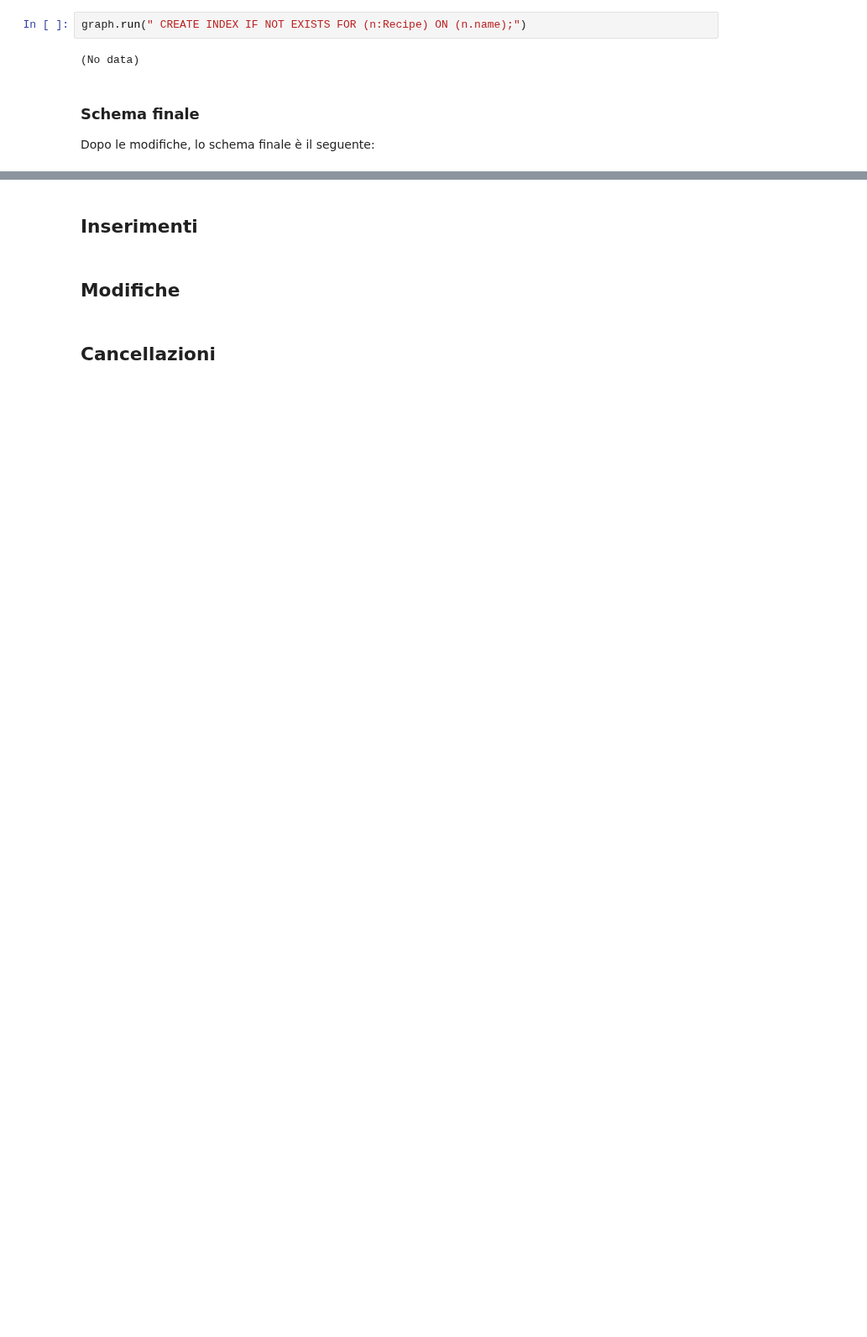
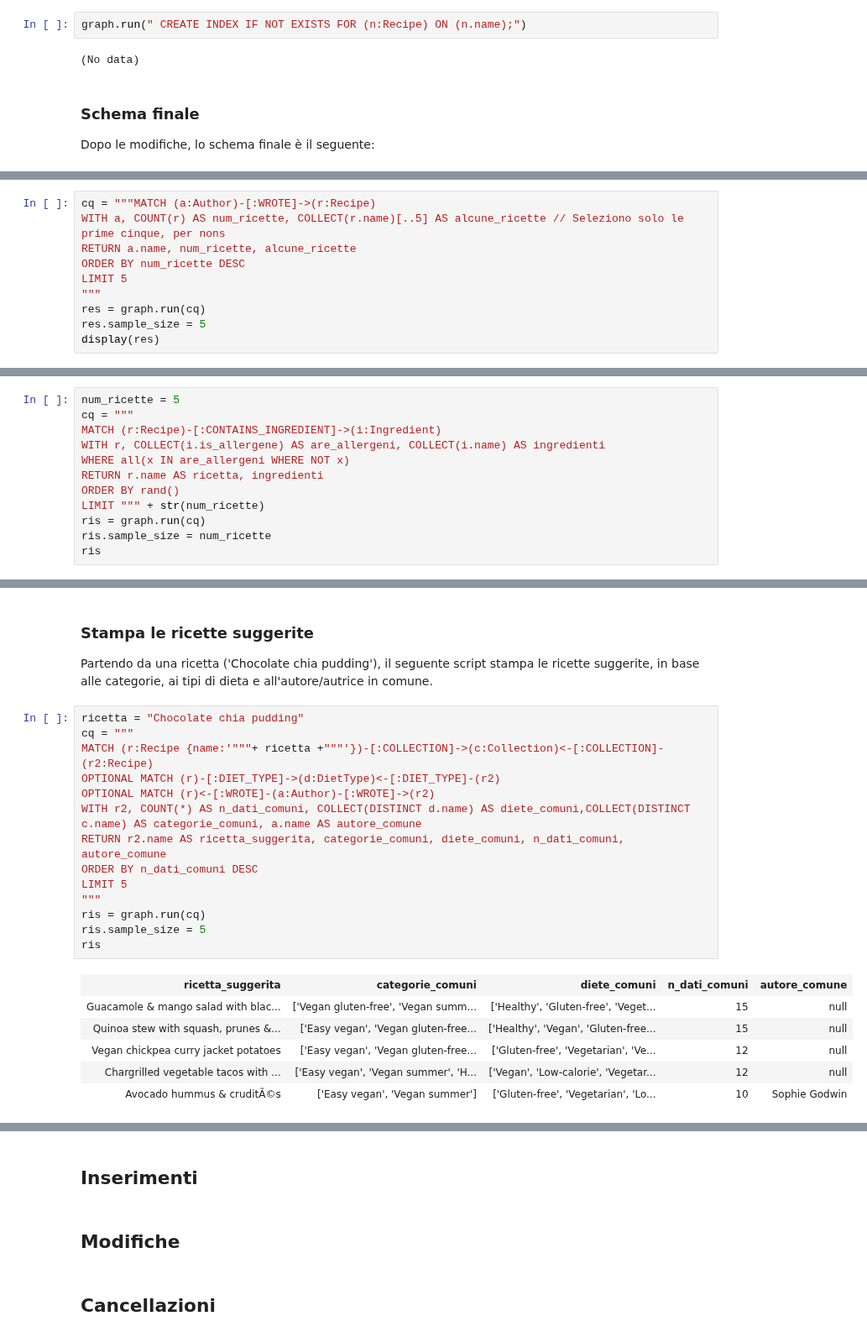
Before and after one commit to ElenaCurti/big-data, a Jupyter notebook: Attivita_04_Neo4j/app.ipynb, the cells around one changed output, grey strips where cells are left out. Shown at 84% size. Drawn from its saved outputs; the diff is of its cells as text; blank space fills up the shorter version.

```diff
--- a/Attivita_04_Neo4j/app.ipynb
+++ b/Attivita_04_Neo4j/app.ipynb
@@ -580,0 +534,10 @@ Ingredienti: ['chicken ', 'wholegrain basmati rice ', 'onion ', 'garlic clove ',
+# %%
+cq = """MATCH (a:Author)-[:WROTE]->(r:Recipe)
+WITH a, COUNT(r) AS num_ricette, COLLECT(r.name)[..5] AS alcune_ricette // Seleziono solo le prime cinque, per nons
+RETURN a.name, num_ricette, alcune_ricette
+ORDER BY num_ricette DESC
+LIMIT 5
+"""
+res = graph.run(cq)
+res.sample_size = 5
+display(res)
@@ -580,0 +553,12 @@ Ingredienti: ['chicken ', 'wholegrain basmati rice ', 'onion ', 'garlic clove ',
+# %%
+num_ricette = 5
+cq = """
+MATCH (r:Recipe)-[:CONTAINS_INGREDIENT]->(i:Ingredient)
+WITH r, COLLECT(i.is_allergene) AS are_allergeni, COLLECT(i.name) AS ingredienti
+WHERE all(x IN are_allergeni WHERE NOT x)
+RETURN r.name AS ricetta, ingredienti
+ORDER BY rand()
+LIMIT """ + str(num_ricette)
+ris = graph.run(cq)
+ris.sample_size = num_ricette
+ris
@@ -580,0 +572,24 @@ Ingredienti: ['chicken ', 'wholegrain basmati rice ', 'onion ', 'garlic clove ',
+# %% [markdown]
+### Stampa le ricette suggerite
+Partendo da una ricetta ('Chocolate chia pudding'), il seguente script stampa le ricette suggerite, in base alle categorie, ai tipi di dieta e all'autore/autrice in comune.
+# %%
+ricetta = "Chocolate chia pudding"
+cq = """
+MATCH (r:Recipe {name:'"""+ ricetta +"""'})-[:COLLECTION]->(c:Collection)<-[:COLLECTION]-(r2:Recipe)
+OPTIONAL MATCH (r)-[:DIET_TYPE]->(d:DietType)<-[:DIET_TYPE]-(r2)
+OPTIONAL MATCH (r)<-[:WROTE]-(a:Author)-[:WROTE]->(r2)
+WITH r2, COUNT(*) AS n_dati_comuni, COLLECT(DISTINCT d.name) AS diete_comuni,COLLECT(DISTINCT c.name) AS categorie_comuni, a.name AS autore_comune
+RETURN r2.name AS ricetta_suggerita, categorie_comuni, diete_comuni, n_dati_comuni, autore_comune
+ORDER BY n_dati_comuni DESC
+LIMIT 5
+"""
+ris = graph.run(cq)
+ris.sample_size = 5
+ris
+# %% [output]
+| ricetta_suggerita | categorie_comuni | diete_comuni | n_dati_comuni | autore_comune |
+| Guacamole & mango salad with blac... | ['Vegan gluten-free', 'Vegan summ... | ['Healthy', 'Gluten-free', 'Veget... | 15 | null |
+| Quinoa stew with squash, prunes &... | ['Easy vegan', 'Vegan gluten-free... | ['Healthy', 'Vegan', 'Gluten-free... | 15 | null |
+| Vegan chickpea curry jacket potatoes | ['Easy vegan', 'Vegan gluten-free... | ['Gluten-free', 'Vegetarian', 'Ve... | 12 | null |
+| Chargrilled vegetable tacos with ... | ['Easy vegan', 'Vegan summer', 'H... | ['Vegan', 'Low-calorie', 'Vegetar... | 12 | null |
+| Avocado hummus & cruditÃ©s | ['Easy vegan', 'Vegan summer'] | ['Gluten-free', 'Vegetarian', 'Lo... | 10 | Sophie Godwin |
```
Also changed, not shown: parts of 20 cells of this notebook, 1 other file.
